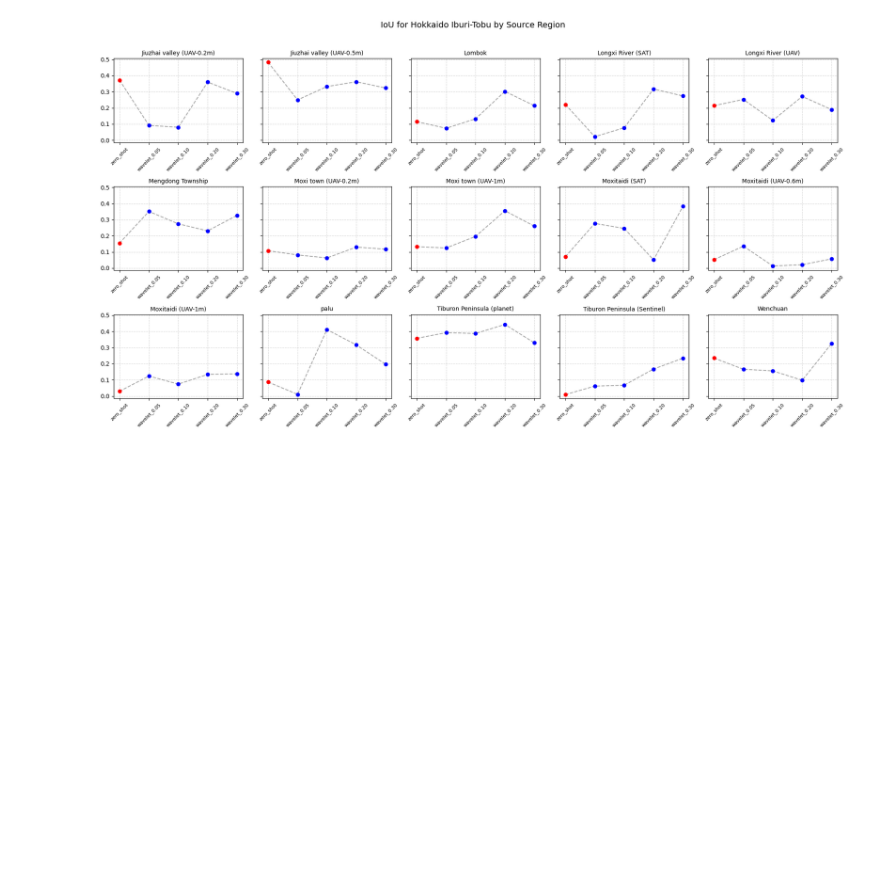
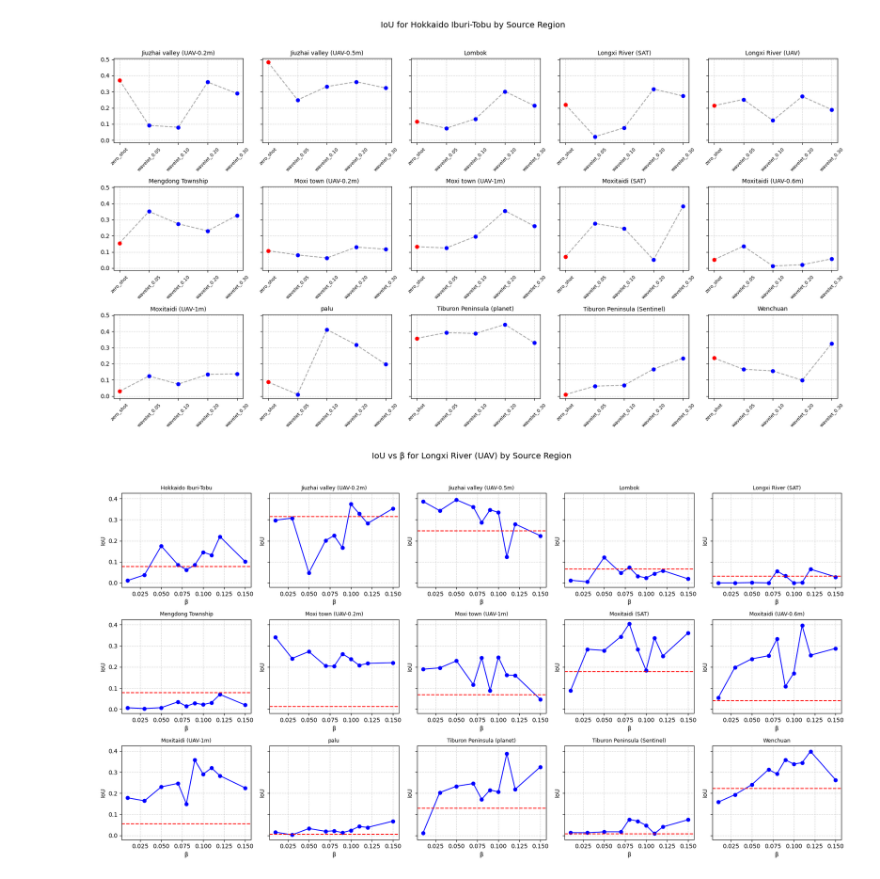
Before and after one commit to Rahuldeb5/Intelligent-Geohazards-Modeling, a Jupyter notebook: src/hlfd/graphs.ipynb, the cells around one changed output. Drawn from its saved outputs; the diff is of its cells as text; code cells hidden in the pictures; blank space fills up the shorter version.

```diff
--- a/src/hlfd/graphs.ipynb
+++ b/src/hlfd/graphs.ipynb
@@ -226,3 +227,51 @@ fig.tight_layout(rect=[0, 0, 1, 0.96])
 plt.show()
 # %% [output]
 [figure]
+# %%
+import pandas as pd
+import matplotlib.pyplot as plt
+
+baseline_path = "../../results/baseline/source_only_100.csv"
+fda_path = "../../results/new_fda/fda_sweep.csv"
+
+base = pd.read_csv(baseline_path)
+fda = pd.read_csv(fda_path)
+
+base.columns = base.columns.str.strip()
+fda.columns = fda.columns.str.strip()
+base["target_region"] = base["target_region"].str.strip()
+fda["source_region"] = fda["source_region"].str.strip()
+
+target = "Longxi River (UAV)"
+
+base_longxi = base[base["target_region"] == target][["source_region", "iou"]].rename(columns={"iou": "zero_shot"})
+
+fda_longxi = fda[fda["source_region"].notna()][["beta", "source_region", "iou"]].copy()
+fda_longxi["beta"] = pd.to_numeric(fda_longxi["beta"], errors="coerce")
+
+merged = pd.merge(fda_longxi, base_longxi, on="source_region", how="inner")
+
+regions = merged["source_region"].unique()
+cols = 5
+rows = (len(regions) + cols - 1) // cols
+
+fig, axes = plt.subplots(rows, cols, figsize=(18, 10), sharey=True)
+axes = axes.flatten()
+
+for i, region in enumerate(regions):
+    subset = merged[merged["source_region"] == region].sort_values("beta")
+    axes[i].plot(subset["beta"], subset["iou"], marker="o", color="blue", label="FDA (β sweep)")
+    axes[i].axhline(y=subset["zero_shot"].iloc[0], color="red", linestyle="--", label="Zero-shot baseline")
+    axes[i].set_title(region, fontsize=9)
+    axes[i].set_xlabel("β")
+    axes[i].set_ylabel("IoU")
+    axes[i].grid(True, linestyle="--", alpha=0.5)
+
+for j in range(i + 1, len(axes)):
+    fig.delaxes(axes[j])
+
+fig.suptitle("IoU vs β for Longxi River (UAV) by Source Region", fontsize=14)
+fig.tight_layout(rect=[0, 0, 1, 0.95])
+plt.show()
+# %% [output]
+[figure, added]
```
Also changed, not shown: parts of 2 cells of this notebook, 2 other files.
